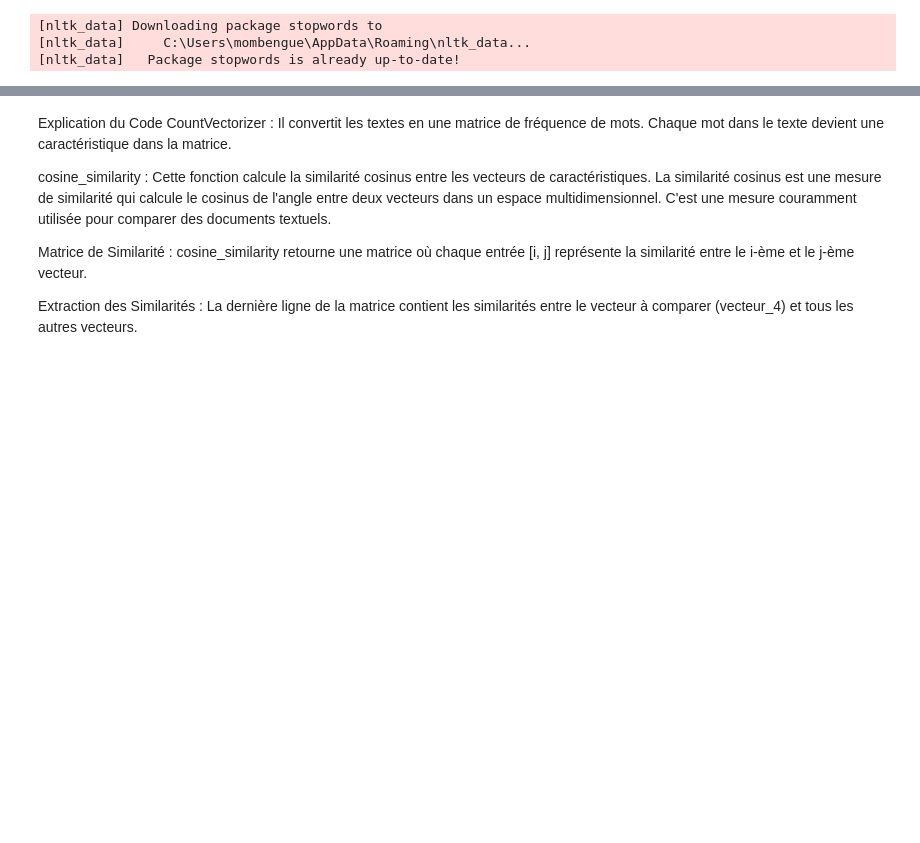
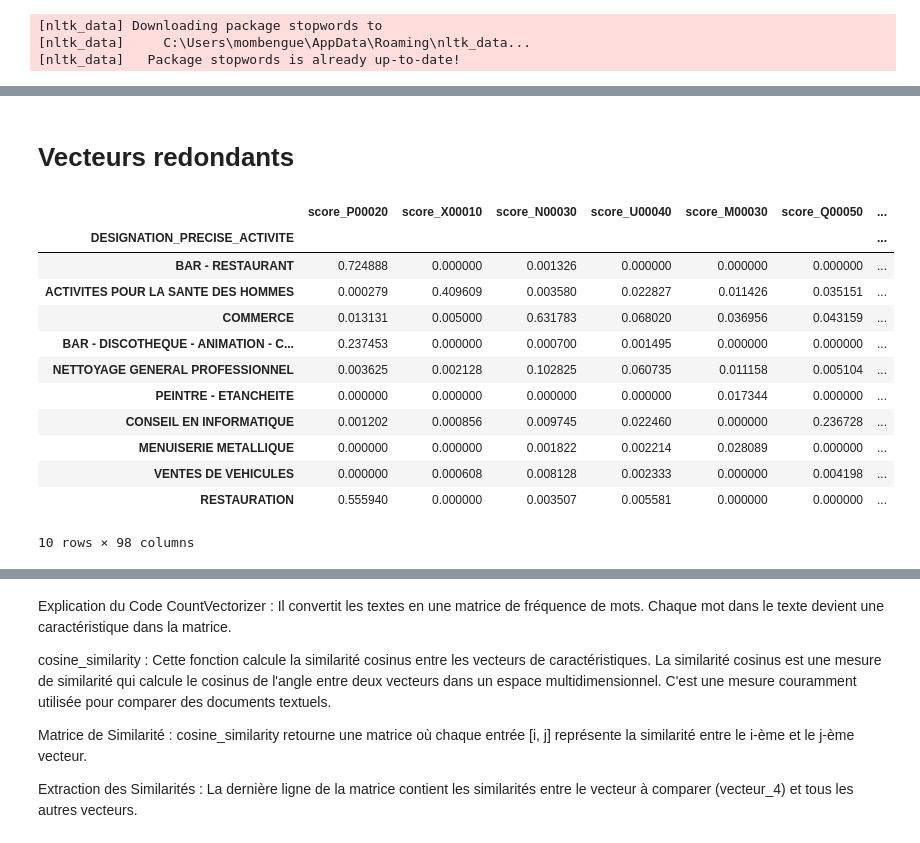
Before and after one commit to tafamb/Classification-NAEMAS, a Jupyter notebook: Class_NAEMAS.ipynb, the cells around one changed output, grey strips where cells are left out. Saved outputs shown, nothing was run; the diff lists cells and outputs as text; code cells hidden in the pictures; blank space fills up the shorter version.

```diff
--- a/Class_NAEMAS.ipynb
+++ b/Class_NAEMAS.ipynb
@@ -129,0 +460,59 @@ for k in Code:
+# %% [markdown]
+# Vecteurs redondants
+# %%
+import pandas as pd
+import numpy as np
+from sklearn.feature_extraction.text import TfidfVectorizer
+from sklearn.metrics.pairwise import cosine_similarity
+
+# Liste des scores
+
+Scores = []
+
+# Liste des vecteurs
+vecteurs = []
+
+# Remplir la liste des vecteurs avec les activités combinées
+for k, activities in Dicto_.items():
+    vect_k = ' '.join(activities)
+    vecteurs.append(vect_k)
+
+# Utiliser le TfidfVectorizer une seule fois pour tous les textes
+vectorizer = TfidfVectorizer()
+
+# Pour chaque désignation dans le DataFrame
+for row in df4['DESIGNATION_PRECISE_ACTIVITE']:
+    # Convertir les vecteurs en une matrice TF-IDF
+    vecteurs_matrice = vectorizer.fit_transform(vecteurs + [row])
+
+    # Calculer la similarité cosinus
+    similarites = cosine_similarity(vecteurs_matrice)
+
+    # Extraire les similarités du vecteur à comparer
+    similarites_vecteur_a_comparer = similarites[-1][:-1]
+
+    # Stocker les scores dans la liste
+    Scores.append(similarites_vecteur_a_comparer)
+
+# Convertir la liste des scores en DataFrame
+similarity_df = pd.DataFrame(Scores, index=df4['DESIGNATION_PRECISE_ACTIVITE'])
+
+# Utiliser les codes NAEMAS comme noms de colonnes
+similarity_df.columns = [f'score_{code}' for code in Dicto_.keys()]
+
+# Afficher le DataFrame de similarité
+similarity_df.head(10)
+# %% [output]
+|  | score_P00020 | score_X00010 | score_N00030 | score_U00040 | score_M00030 | score_Q00050 | ... |
+| DESIGNATION_PRECISE_ACTIVITE |  |  |  |  |  |  | ... |
+| BAR - RESTAURANT | 0.724888 | 0.000000 | 0.001326 | 0.000000 | 0.000000 | 0.000000 | ... |
+| ACTIVITES POUR LA SANTE DES HOMMES | 0.000279 | 0.409609 | 0.003580 | 0.022827 | 0.011426 | 0.035151 | ... |
+| COMMERCE | 0.013131 | 0.005000 | 0.631783 | 0.068020 | 0.036956 | 0.043159 | ... |
+| BAR - DISCOTHEQUE - ANIMATION - C... | 0.237453 | 0.000000 | 0.000700 | 0.001495 | 0.000000 | 0.000000 | ... |
+| NETTOYAGE GENERAL PROFESSIONNEL | 0.003625 | 0.002128 | 0.102825 | 0.060735 | 0.011158 | 0.005104 | ... |
+| PEINTRE - ETANCHEITE | 0.000000 | 0.000000 | 0.000000 | 0.000000 | 0.017344 | 0.000000 | ... |
+| CONSEIL EN INFORMATIQUE | 0.001202 | 0.000856 | 0.009745 | 0.022460 | 0.000000 | 0.236728 | ... |
+| MENUISERIE METALLIQUE | 0.000000 | 0.000000 | 0.001822 | 0.002214 | 0.028089 | 0.000000 | ... |
+| VENTES DE VEHICULES | 0.000000 | 0.000608 | 0.008128 | 0.002333 | 0.000000 | 0.004198 | ... |
+| RESTAURATION | 0.555940 | 0.000000 | 0.003507 | 0.005581 | 0.000000 | 0.000000 | ... |
+10 rows × 98 columns
```
Also changed, not shown: parts of 41 cells of this notebook.
